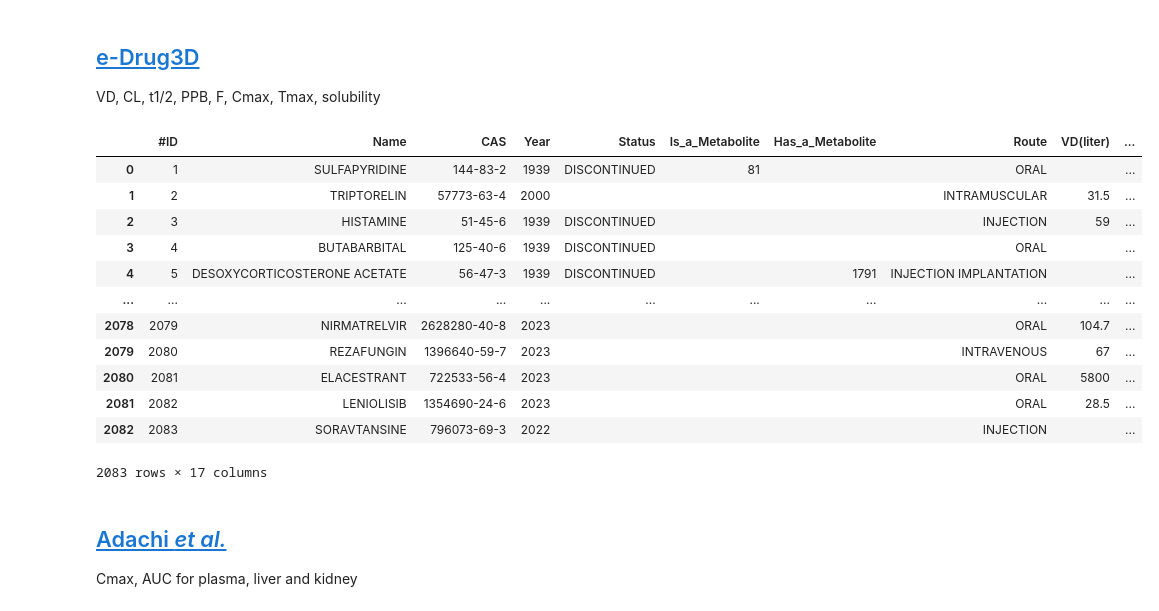
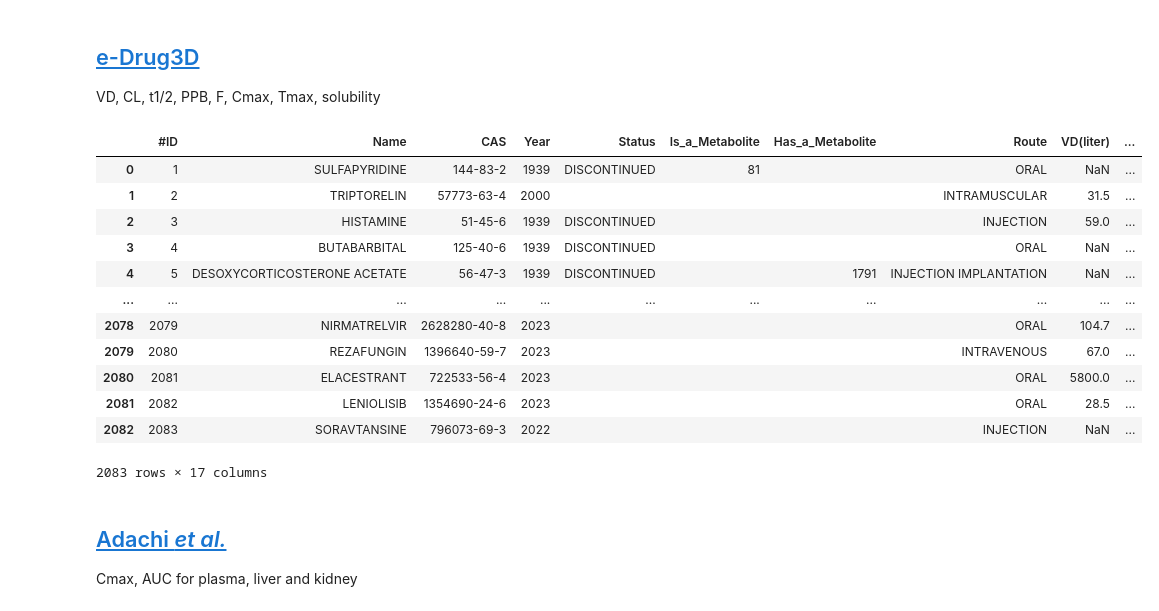
Before and after one commit to MaroDonato/PK-dataset-overview, a Jupyter notebook: overview.ipynb, the cells around one changed output. Drawn from its saved outputs; the diff is of its cells as text; code cells hidden in the pictures.

```diff
--- a/overview.ipynb
+++ b/overview.ipynb
@@ -136,22 +136,25 @@ VD, CL, t1/2, PPB, F, Cmax, Tmax, solubility
 # %%
 edrug_df = pd.read_csv('datasets/eDrug-2083/e-Drug3D_2083_PK.txt', sep=';')
 # Remove whitespaces from column names and CAS ids.
 edrug_df.rename(columns=lambda x: x.strip(), inplace=True)
 edrug_df['CAS'] = [s.strip() for s in edrug_df.CAS]
+# Convert parameter columns to numeric columns.
+edrug_cols = ['VD(liter)', 'Cl(liter/hour)', 't1/2(hour)', 'PPB(percentage)', 'F(percentage)', 'Cmax', 'Tmax(hour)']
+edrug_df[edrug_cols] = edrug_df[edrug_cols].apply(pd.to_numeric, errors='coerce')
 edrug_df
 # %% [output]
 |  | #ID | Name | CAS | Year | Status | Is_a_Metabolite | Has_a_Metabolite | Route | VD(liter) | ... |
-| 0 | 1 | SULFAPYRIDINE | 144-83-2 | 1939 | DISCONTINUED | 81 |  | ORAL |  | ... |
+| 0 | 1 | SULFAPYRIDINE | 144-83-2 | 1939 | DISCONTINUED | 81 |  | ORAL | NaN | ... |
 | 1 | 2 | TRIPTORELIN | 57773-63-4 | 2000 |  |  |  | INTRAMUSCULAR | 31.5 | ... |
-| 2 | 3 | HISTAMINE | 51-45-6 | 1939 | DISCONTINUED |  |  | INJECTION | 59 | ... |
-| 3 | 4 | BUTABARBITAL | 125-40-6 | 1939 | DISCONTINUED |  |  | ORAL |  | ... |
-| 4 | 5 | DESOXYCORTICOSTERONE ACETATE | 56-47-3 | 1939 | DISCONTINUED |  | 1791 | INJECTION IMPLANTATION |  | ... |
+| 2 | 3 | HISTAMINE | 51-45-6 | 1939 | DISCONTINUED |  |  | INJECTION | 59.0 | ... |
+| 3 | 4 | BUTABARBITAL | 125-40-6 | 1939 | DISCONTINUED |  |  | ORAL | NaN | ... |
+| 4 | 5 | DESOXYCORTICOSTERONE ACETATE | 56-47-3 | 1939 | DISCONTINUED |  | 1791 | INJECTION IMPLANTATION | NaN | ... |
 | ... | ... | ... | ... | ... | ... | ... | ... | ... | ... | ... |
 | 2078 | 2079 | NIRMATRELVIR | 2628280-40-8 | 2023 |  |  |  | ORAL | 104.7 | ... |
-| 2079 | 2080 | REZAFUNGIN | 1396640-59-7 | 2023 |  |  |  | INTRAVENOUS | 67 | ... |
-| 2080 | 2081 | ELACESTRANT | 722533-56-4 | 2023 |  |  |  | ORAL | 5800 | ... |
+| 2079 | 2080 | REZAFUNGIN | 1396640-59-7 | 2023 |  |  |  | INTRAVENOUS | 67.0 | ... |
+| 2080 | 2081 | ELACESTRANT | 722533-56-4 | 2023 |  |  |  | ORAL | 5800.0 | ... |
 | 2081 | 2082 | LENIOLISIB | 1354690-24-6 | 2023 |  |  |  | ORAL | 28.5 | ... |
-| 2082 | 2083 | SORAVTANSINE | 796073-69-3 | 2022 |  |  |  | INJECTION |  | ... |
+| 2082 | 2083 | SORAVTANSINE | 796073-69-3 | 2022 |  |  |  | INJECTION | NaN | ... |
 2083 rows × 17 columns
 # %%
 # Save CAS ids to csv file.
```
Also changed, not shown: parts of 3 cells of this notebook, 28 other files.
